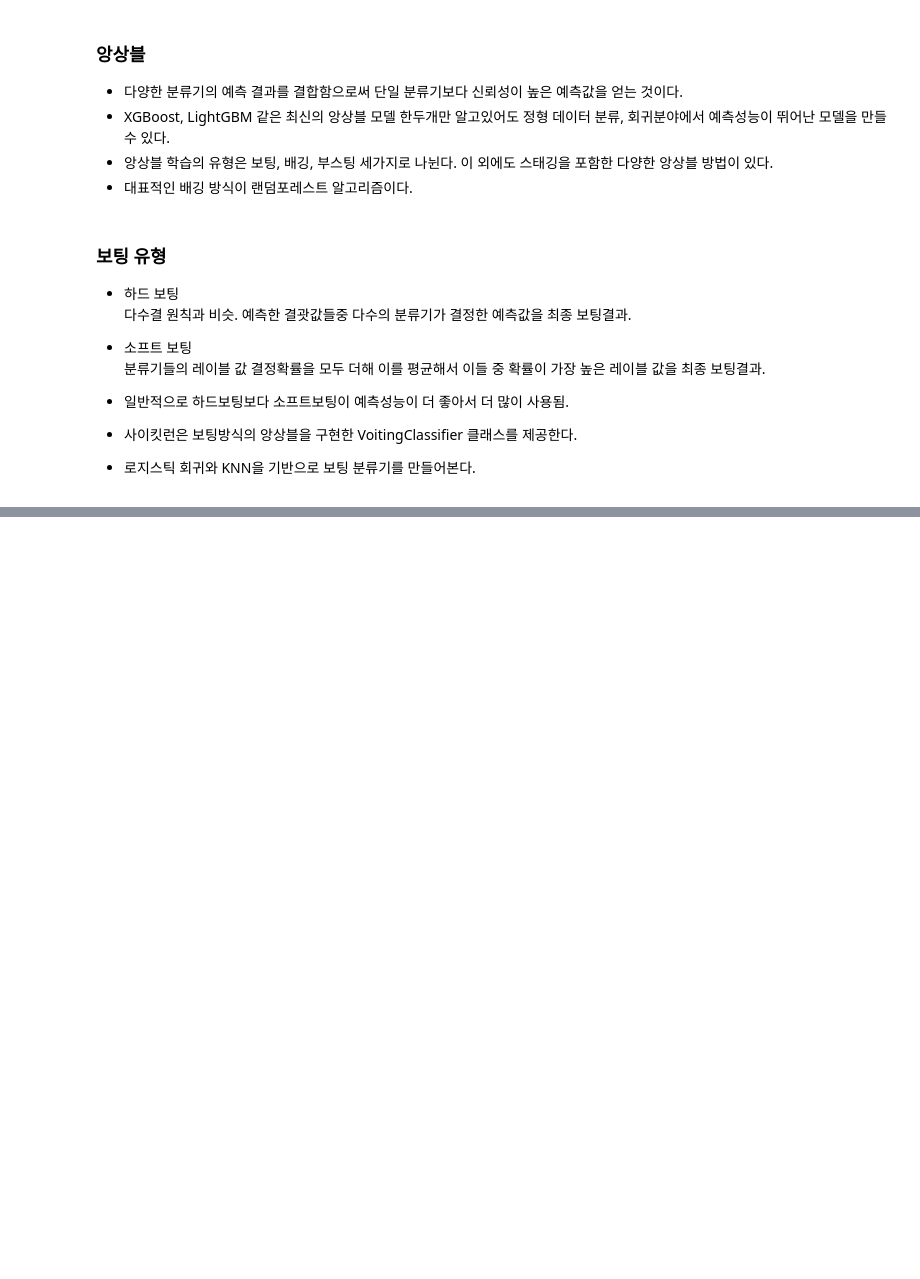
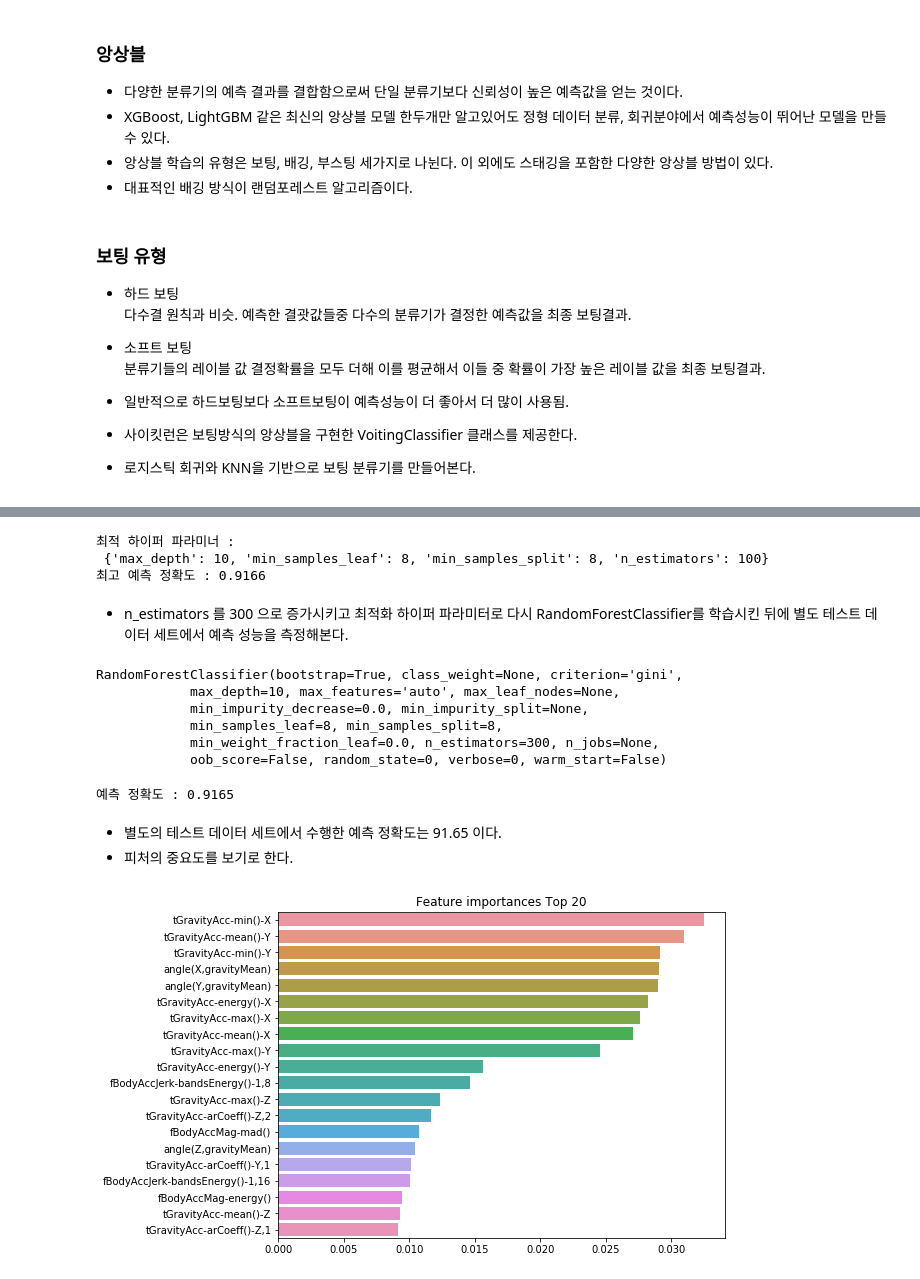
Before and after one commit to JeongMyeong/MachineLearning-Study, a Jupyter notebook: ch04/Ensemble.ipynb, the cells around one changed output, grey strips where cells are left out. Saved outputs shown, nothing was run; the diff lists cells and outputs as text; code cells hidden in the pictures; blank space fills up the shorter version.

```diff
--- a/ch04/Ensemble.ipynb
+++ b/ch04/Ensemble.ipynb
@@ -16,0 +98,15 @@
+# %%
+from sklearn.ensemble import RandomForestClassifier
+from sklearn.metrics import accuracy_score
+import pandas as pd
+import warnings
+warnings.filterwarnings('ignore')
+
+X_train, X_test, y_train, y_test = get_human_dataset()
+
+# 랜덤 포레스트 학습 및 별도의 테스트 세트로 예측 성능 평가
+rf_clf = RandomForestClassifier(random_state=0)
+rf_clf.fit(X_train, y_train)
+pred = rf_clf.predict(X_test)
+accuracy = accuracy_score(y_test, pred)
+print('랜덤 포레스트 정확도 : {:.4f}'.format(accuracy))
@@ -16,0 +120,14 @@
+# %%
+from sklearn.model_selection import GridSearchCV
+
+params = {
+    'n_estimators' :[100],
+    'max_depth' : [6, 8, 10, 12],
+    'min_samples_leaf' : [8, 12, 18],
+    'min_samples_split' : [8, 16, 20]
+}
+
+# RandomForestClassifier 객체 생성 후 GridSearchCV 수행
+rf_clf = RandomForestClassifier(random_state=0, n_jobs=-1)
+grid_cv = GridSearchCV(rf_clf, param_grid=params, cv=2, n_jobs=-1)
+grid_cv.fit(X_train, y_train)
@@ -16,0 +146,41 @@
+# %%
+print('최적 하이퍼 파라미너 : \n', grid_cv.best_params_)
+print('최고 예측 정확도 : {:.4f}'.format(grid_cv.best_score_))
+# %% [output]
+최적 하이퍼 파라미너 :
+ {'max_depth': 10, 'min_samples_leaf': 8, 'min_samples_split': 8, 'n_estimators': 100}
+최고 예측 정확도 : 0.9166
+# %% [markdown]
+- n_estimators 를 300 으로 증가시키고 최적화 하이퍼 파라미터로 다시 RandomForestClassifier를 학습시킨 뒤에 별도 테스트 데이터 세트에서 예측 성능을 측정해본다.
+# %%
+rf_clf1 = RandomForestClassifier(n_estimators=300, max_depth=10, min_samples_leaf=8, min_samples_split=8, random_state=0)
+rf_clf1.fit(X_train, y_train)
+# %% [output]
+RandomForestClassifier(bootstrap=True, class_weight=None, criterion='gini',
+            max_depth=10, max_features='auto', max_leaf_nodes=None,
+            min_impurity_decrease=0.0, min_impurity_split=None,
+            min_samples_leaf=8, min_samples_split=8,
+            min_weight_fraction_leaf=0.0, n_estimators=300, n_jobs=None,
+            oob_score=False, random_state=0, verbose=0, warm_start=False)
+# %%
+pred = rf_clf1.predict(X_test)
+print('예측 정확도 : {:.4f}'.format(accuracy_score(y_test, pred)))
+# %% [output]
+예측 정확도 : 0.9165
+# %% [markdown]
+- 별도의 테스트 데이터 세트에서 수행한 예측 정확도는 91.65 이다.
+- 피처의 중요도를 보기로 한다.
+# %%
+import matplotlib.pyplot as plt
+import seaborn as sns
+
+ftr_importances_values = rf_clf1.feature_importances_
+ftr_importances = pd.Series(ftr_importances_values, index = X_train.columns)
+ftr_top20 = ftr_importances.sort_values(ascending=False)[:20]
+
+plt.figure(figsize=(8,6))
+plt.title('Feature importances Top 20')
+sns.barplot(x=ftr_top20, y= ftr_top20.index)
+plt.show()
+# %% [output]
+[figure, added]
```
Also changed, not shown: parts of 10 cells of this notebook, 1 other file.
